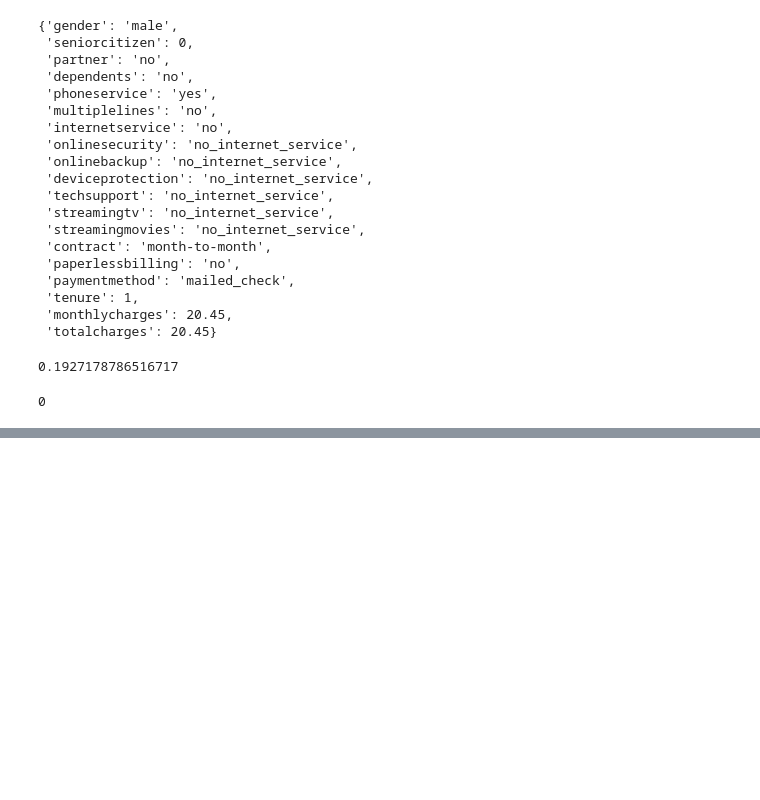
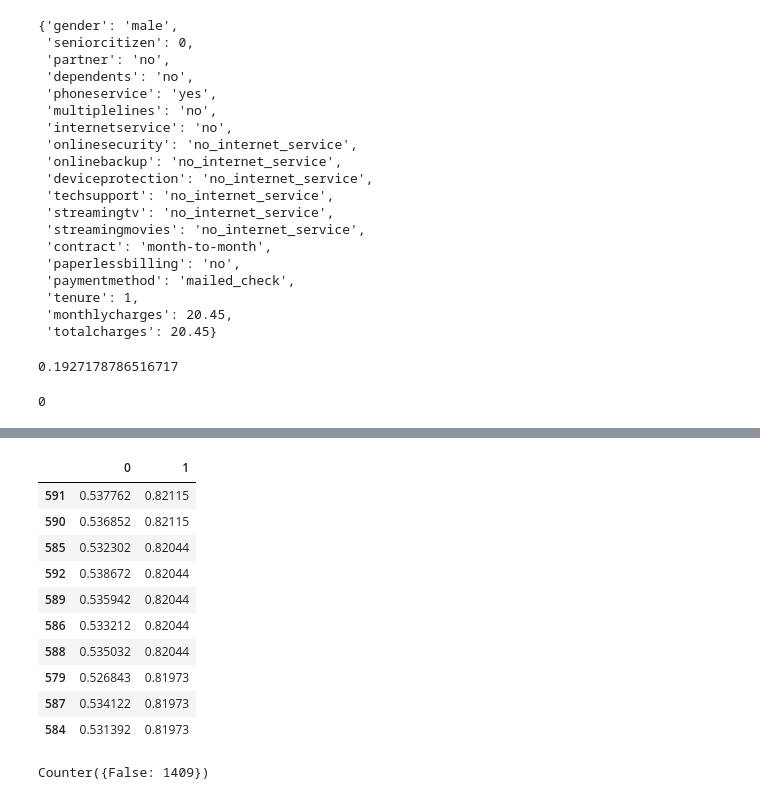
Before and after one commit to a-kravets/Data-Analytics-Projects, a Jupyter notebook: Churn Prediction/churn-prediction.ipynb, the cells around one changed output, grey strips where cells are left out. Cells and saved outputs as stored; diff of their text form; code cells hidden in the pictures; blank space fills up the shorter version.

```diff
--- a/Churn Prediction/churn-prediction.ipynb
+++ b/Churn Prediction/churn-prediction.ipynb
@@ -965,0 +987,23 @@ metrics.roc_auc_score(y_test,y_pred)
+# %%
+threshold = pd.DataFrame(threshold)
+threshold.sort_values(by=1, ascending=False).head(10)
+# %% [output]
+|  | 0 | 1 |
+| 591 | 0.537762 | 0.82115 |
+| 590 | 0.536852 | 0.82115 |
+| 585 | 0.532302 | 0.82044 |
+| 592 | 0.538672 | 0.82044 |
+| 589 | 0.535942 | 0.82044 |
+| 586 | 0.533212 | 0.82044 |
+| 588 | 0.535032 | 0.82044 |
+| 579 | 0.526843 | 0.81973 |
+| 587 | 0.534122 | 0.81973 |
+| 584 | 0.531392 | 0.81973 |
+# %%
+# Counter(x) is a collection class that counts the number of instances that satisfy the x condition
+
+from collections import Counter
+
+Counter(y_pred >= 1.0)
+# %% [output]
+Counter({False: 1409})
```
Also changed, not shown: parts of 22 cells of this notebook.
